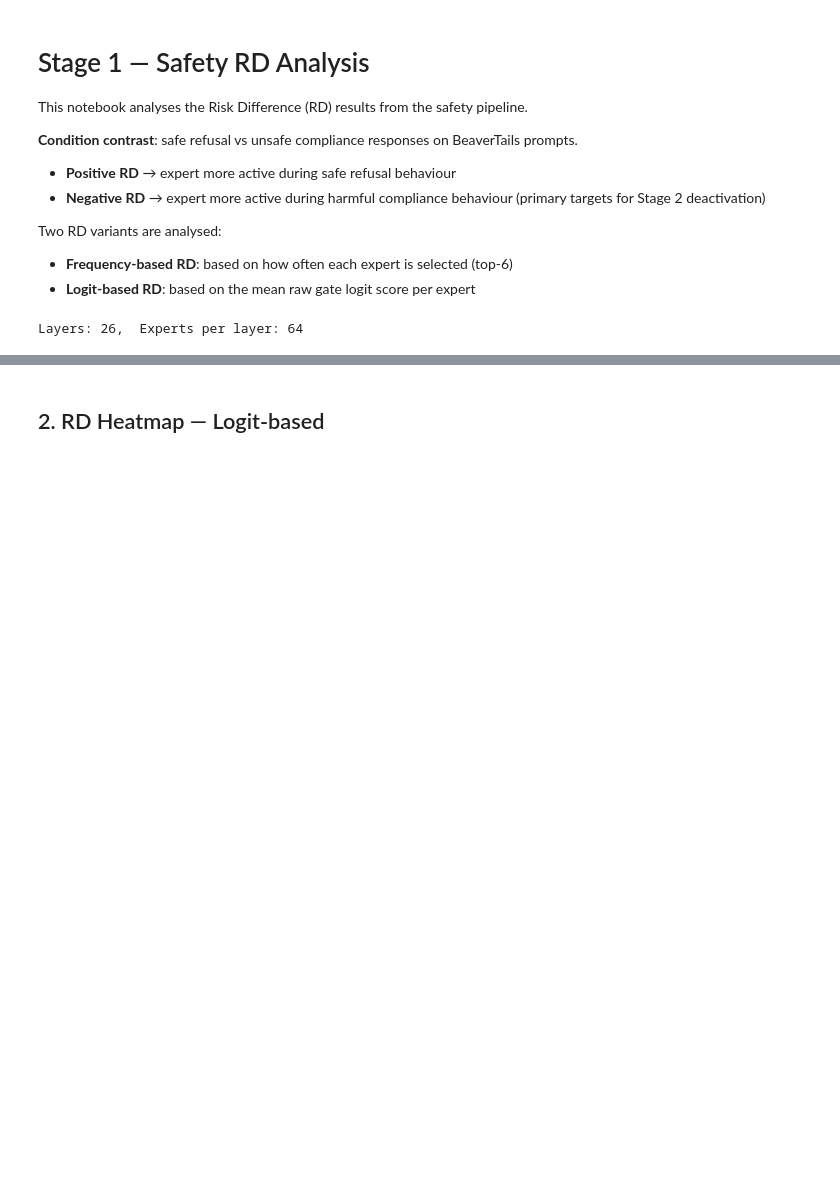
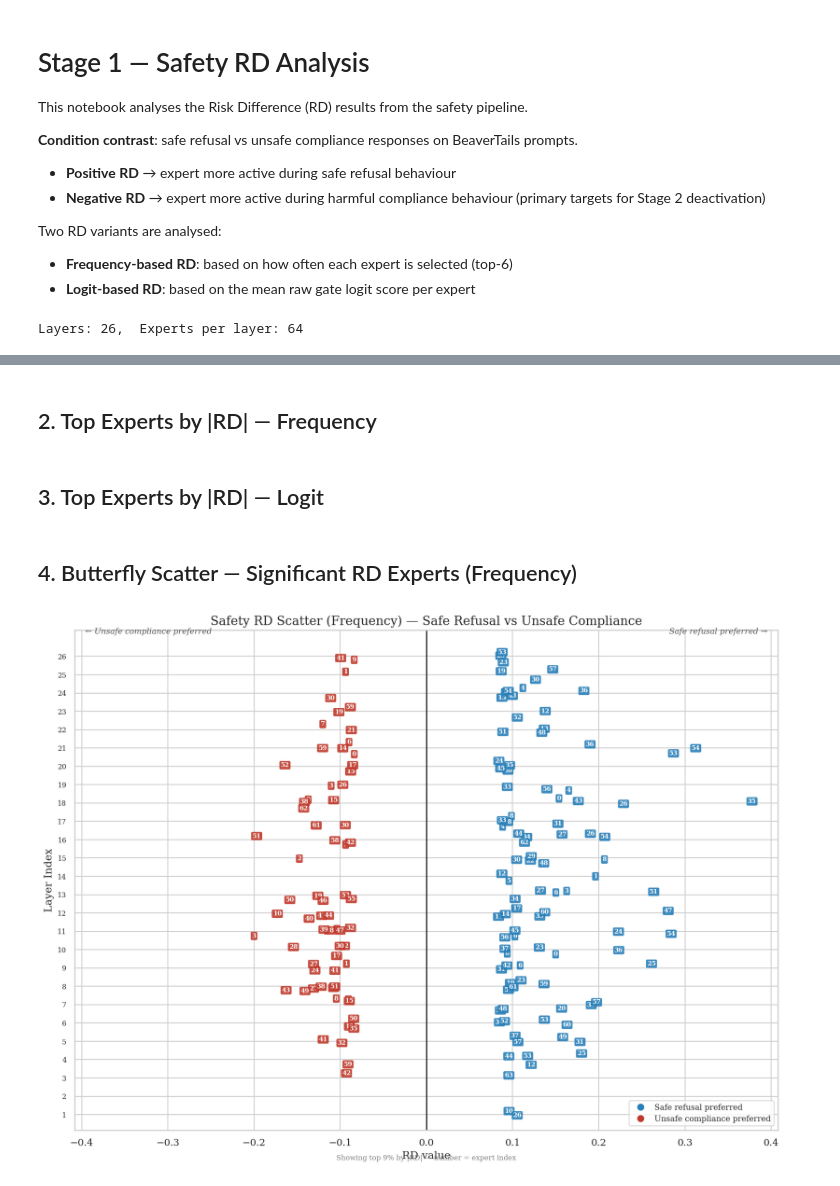
Before and after one commit to Johnwchampion/Individual-Project-25-26, a Jupyter notebook: stage1/analysis/02_rd_safety.ipynb, the cells around one changed output, grey strips where cells are left out. Saved outputs shown, nothing was run; the diff lists cells and outputs as text; code cells hidden in the pictures; blank space fills up the shorter version.

```diff
--- a/stage1/analysis/02_rd_safety.ipynb
+++ b/stage1/analysis/02_rd_safety.ipynb
@@ -79,2 +51,44 @@ plot_heatmap(rd_freq, layers_sorted,
+# %%
+# Flatten all RD values across all (layer, expert) pairs
+freq_flat  = np.concatenate([rd_freq[l] for l in layers_sorted])
+logit_flat = np.concatenate([rd_logit[l] for l in layers_sorted])
+
+fig, axes = plt.subplots(1, 2, figsize=(14, 5))
+for ax, vals, label, color in zip(
+    axes,
+    [freq_flat, logit_flat],
+    ['Frequency RD', 'Logit RD'],
+    ['#e74c3c', '#c0392b']
+ ):
+    ax.hist(vals, bins=60, alpha=0.45, color=color, density=True)
+    kde_x = np.linspace(vals.min(), vals.max(), 400)
+    kde = stats.gaussian_kde(vals)
+    ax.plot(kde_x, kde(kde_x), color=color, linewidth=2)
+
+    near_zero = np.mean(np.abs(vals) < 0.05) * 100
+    p90 = np.percentile(np.abs(vals), 90)
+    p95 = np.percentile(np.abs(vals), 95)
+
+    for q, ls, lbl in [(90, '--', '90th'), (95, ':', '95th')]:
+        thresh = np.percentile(np.abs(vals), q)
+        ax.axvline(thresh, color='#2c3e50', linestyle=ls, alpha=0.8, linewidth=1.4,
+                   label=f'|RD| {lbl} = {thresh:.4f}')
+        ax.axvline(-thresh, color='#2c3e50', linestyle=ls, alpha=0.8, linewidth=1.4)
+
+    stats_text = f'{near_zero:.0f}% near zero\n90th = {p90:.4f}\n95th = {p95:.4f}'
+    ax.text(0.97, 0.03, stats_text, transform=ax.transAxes,
+            fontsize=8, ha='right', va='bottom', family='monospace',
+            bbox=dict(boxstyle='round', facecolor='wheat', alpha=0.7))
+
+    ax.set_xlabel('RD value')
+    ax.set_ylabel('Density')
+    ax.set_title(f'{label} (N={len(vals):,})')
+    ax.legend(fontsize=8)
+
+plt.suptitle('Distribution of Safety RD Values', y=1.02, fontsize=14)
+plt.tight_layout()
+plt.show()
 # %% [markdown]
-## 2. RD Heatmap — Logit-based
+## 2. Top Experts by |RD| — Frequency
+# %% [markdown]
+## 3. Top Experts by |RD| — Logit
@@ -80,0 +154,9 @@ plot_heatmap(rd_freq, layers_sorted,
+# %% [markdown]
+## 4. Butterfly Scatter — Significant RD Experts (Frequency)
+# %%
+plot_butterfly(rd_freq, layers_sorted,
+               label_a='Safe refusal', label_b='Unsafe compliance',
+               title='Safety RD Scatter (Frequency) — Safe Refusal vs Unsafe Compliance',
+               filename='safety_rd_butterfly_freq.png')
+# %% [output]
+[figure, added]
```
Also changed, not shown: parts of 18 cells of this notebook, 10 other files.
